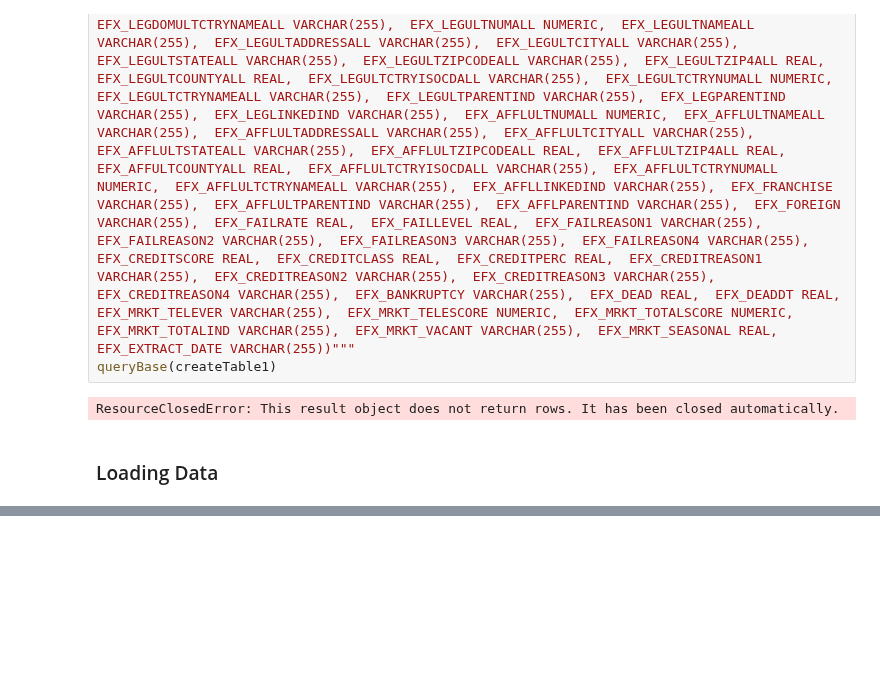
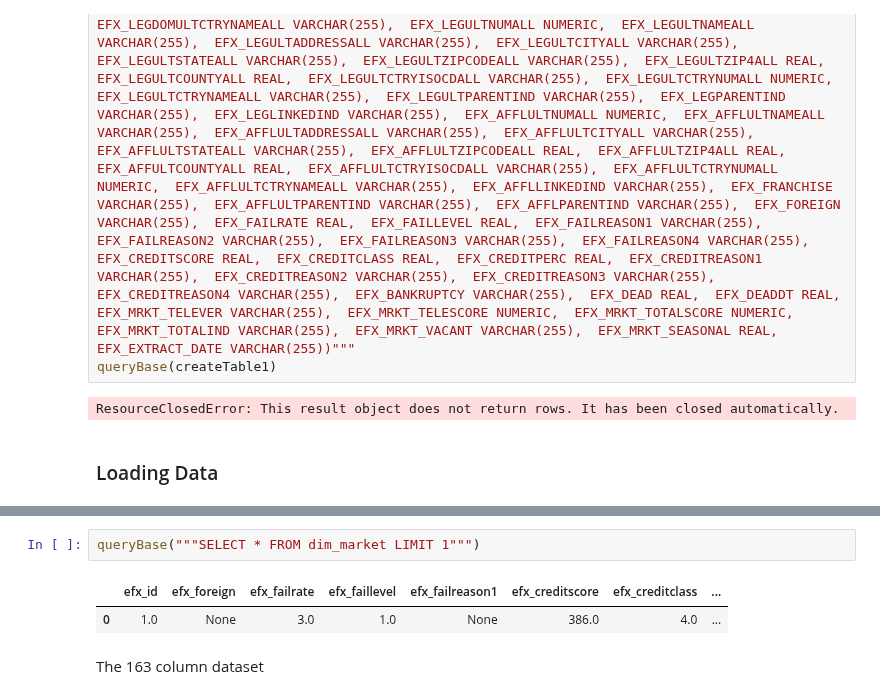
Before and after one commit to idjey/DEtheHardWay, a Jupyter notebook: Mds_BizdataModeling.ipynb, the cells around one changed output, grey strips where cells are left out. Drawn from its saved outputs; the diff is of its cells as text; blank space fills up the shorter version.

```diff
--- a/Mds_BizdataModeling.ipynb
+++ b/Mds_BizdataModeling.ipynb
@@ -260,0 +349,7 @@ queryBase("""SELECT * FROM dim_security LIMIT 1""")
+# %%
+queryBase("""SELECT * FROM dim_market LIMIT 1""")
+# %% [output]
+|  | efx_id | efx_foreign | efx_failrate | efx_faillevel | efx_failreason1 | efx_creditscore | efx_creditclass | ... |
+| 0 | 1.0 | None | 3.0 | 1.0 | None | 386.0 | 4.0 | ... |
+# %% [markdown]
+The 163 column dataset
```
Also changed, not shown: parts of 44 cells of this notebook.
